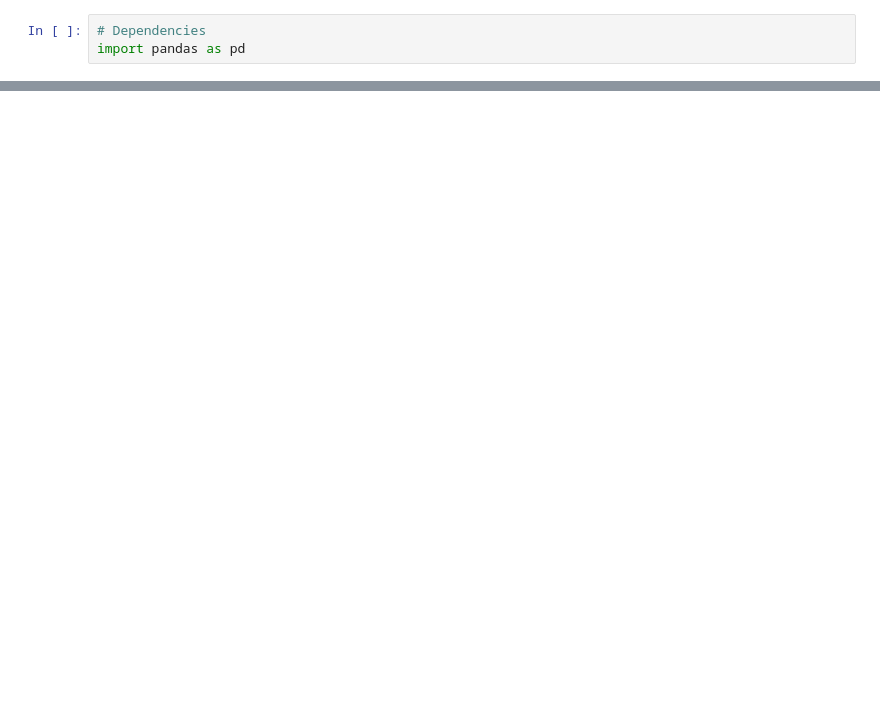
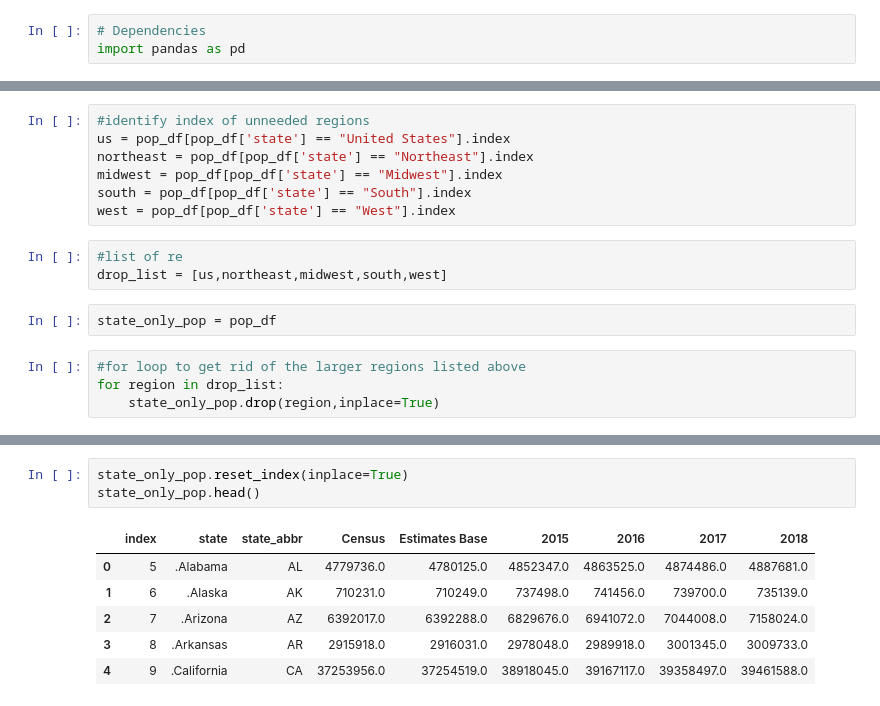
Before and after one commit to Rshn8411/ETL_project, a Jupyter notebook: Cleaning 2010-2019_Population_Data.ipynb, the cells around one changed output, grey strips where cells are left out. Drawn from its saved outputs; the diff is of its cells as text; blank space fills up the shorter version.

```diff
--- a/Cleaning 2010-2019_Population_Data.ipynb
+++ b/Cleaning 2010-2019_Population_Data.ipynb
@@ -28,0 +22,16 @@ population.dropna()
+# %%
+#identify index of unneeded regions
+us = pop_df[pop_df['state'] == "United States"].index
+northeast = pop_df[pop_df['state'] == "Northeast"].index
+midwest = pop_df[pop_df['state'] == "Midwest"].index
+south = pop_df[pop_df['state'] == "South"].index
+west = pop_df[pop_df['state'] == "West"].index
+# %%
+#list of re
+drop_list = [us,northeast,midwest,south,west]
+# %%
+state_only_pop = pop_df
+# %%
+#for loop to get rid of the larger regions listed above
+for region in drop_list:
+    state_only_pop.drop(region,inplace=True)
@@ -28,0 +61,10 @@ population.dropna()
+# %%
+state_only_pop.reset_index(inplace=True)
+state_only_pop.head()
+# %% [output]
+|  | index | state | state_abbr | Census | Estimates Base | 2015 | 2016 | 2017 | 2018 |
+| 0 | 5 | .Alabama | AL | 4779736.0 | 4780125.0 | 4852347.0 | 4863525.0 | 4874486.0 | 4887681.0 |
+| 1 | 6 | .Alaska | AK | 710231.0 | 710249.0 | 737498.0 | 741456.0 | 739700.0 | 735139.0 |
+| 2 | 7 | .Arizona | AZ | 6392017.0 | 6392288.0 | 6829676.0 | 6941072.0 | 7044008.0 | 7158024.0 |
+| 3 | 8 | .Arkansas | AR | 2915918.0 | 2916031.0 | 2978048.0 | 2989918.0 | 3001345.0 | 3009733.0 |
+| 4 | 9 | .California | CA | 37253956.0 | 37254519.0 | 38918045.0 | 39167117.0 | 39358497.0 | 39461588.0 |
```
Also changed, not shown: parts of 9 cells of this notebook, 1 other file.
